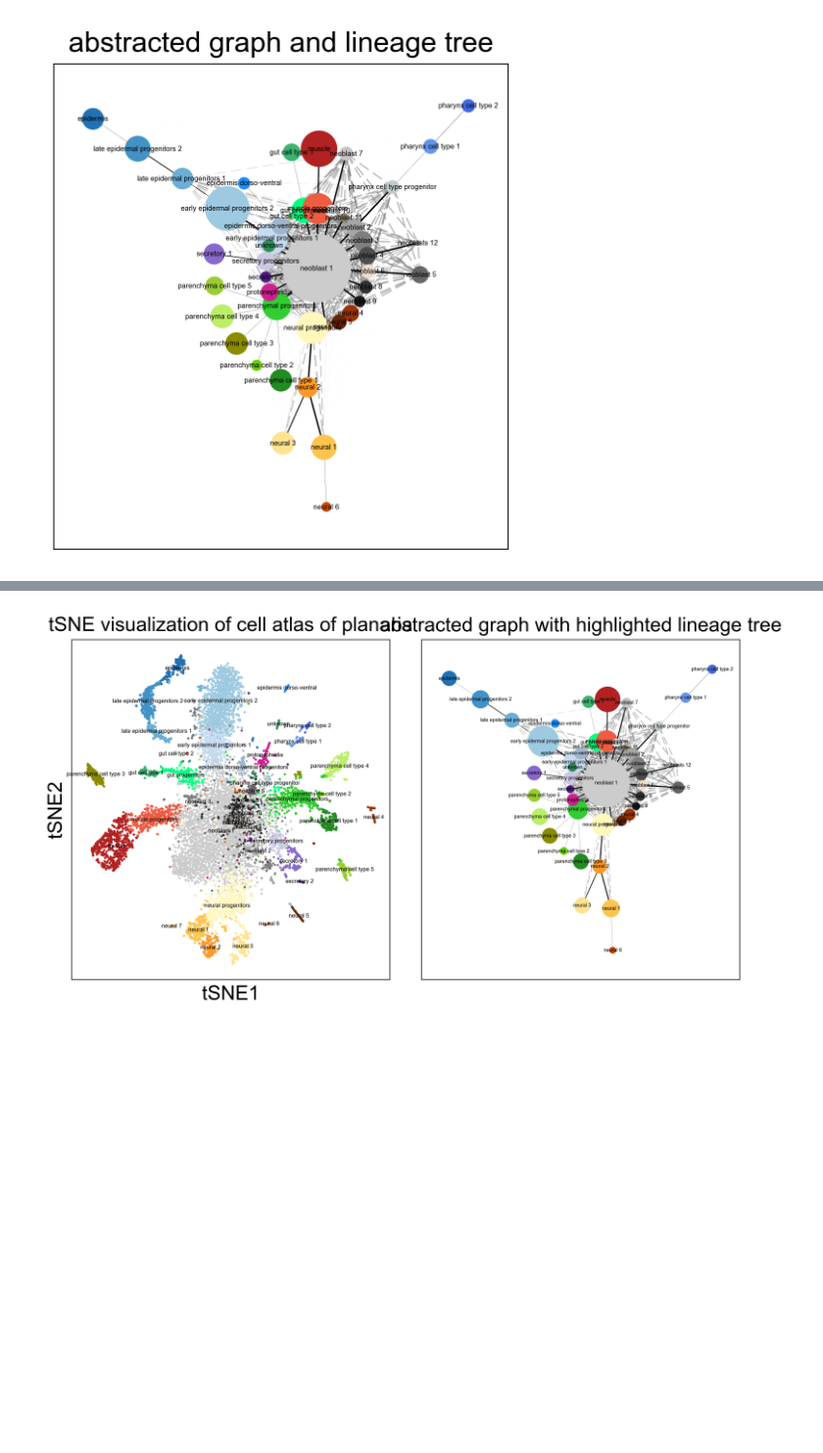
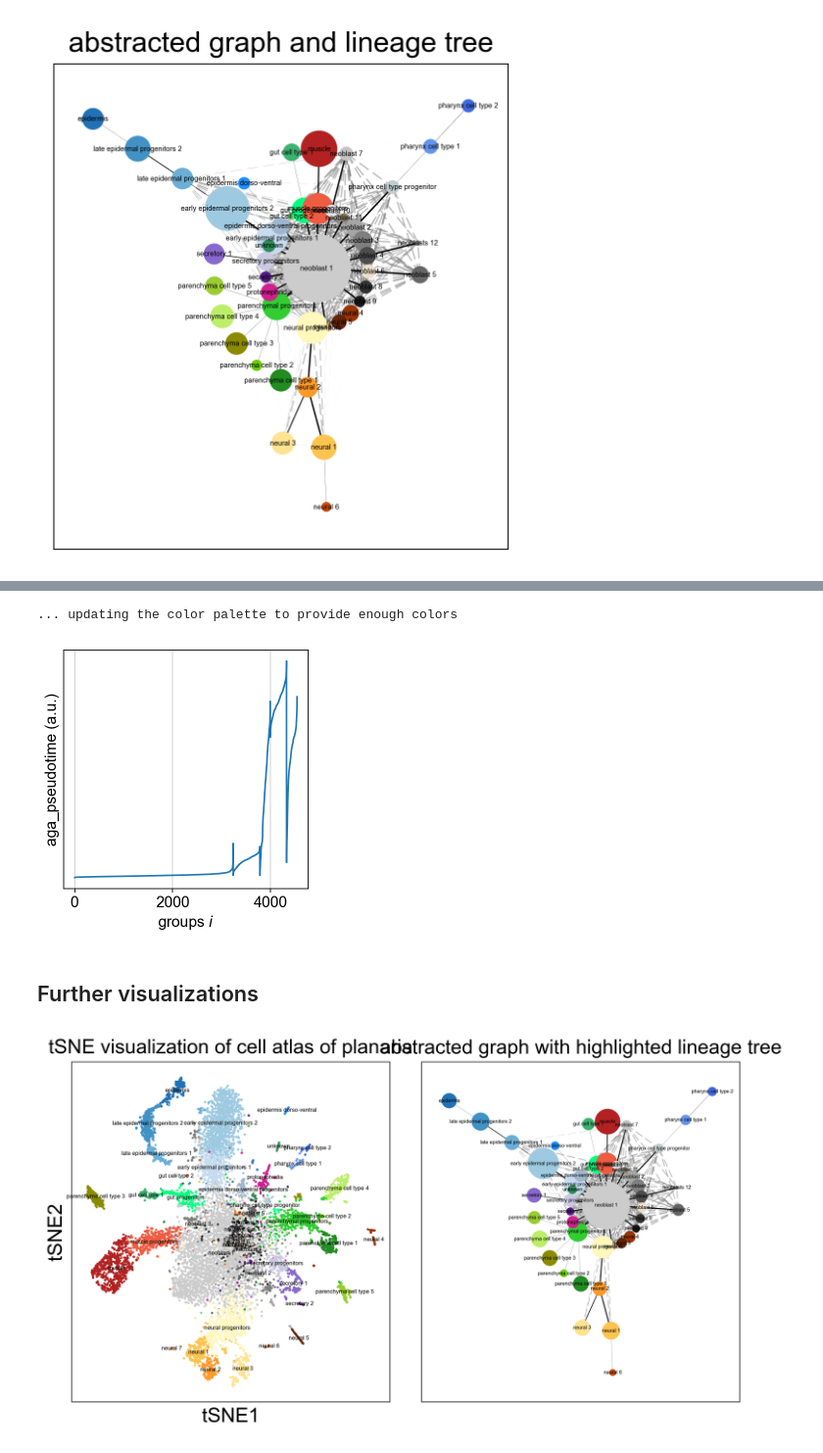
Before and after one commit to theislab/graph_abstraction, a Jupyter notebook: planaria/planaria.ipynb, the cells around one changed output, grey strips where cells are left out. Shown at 98% size. Saved outputs shown, nothing was run; the diff lists cells and outputs as text; code cells hidden in the pictures; blank space fills up the shorter version.

```diff
--- a/planaria/planaria.ipynb
+++ b/planaria/planaria.ipynb
@@ -131,3 +144,10 @@ ax = sc.pl.aga_graph(
+# %%
+ax = sc.pl.aga_path(adata, path, ['aga_pseudotime'], as_heatmap=False)
+# %% [output]
+... updating the color palette to provide enough colors
+[figure, added]
+# %% [markdown]
+##  Further visualizations
 # %%
 ax = sc.pl.aga(
     adata,
```
Also changed, not shown: parts of 15 cells of this notebook, 3 other files.
